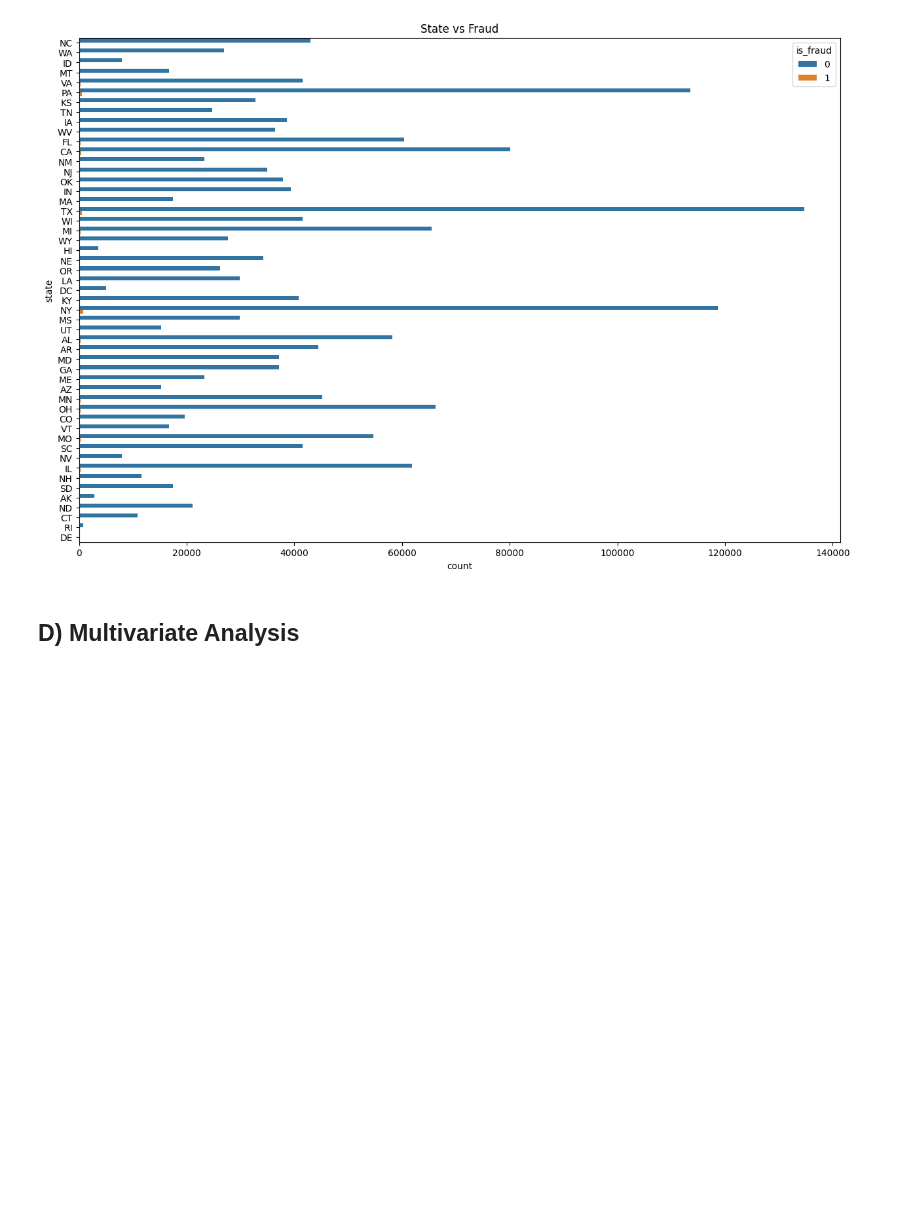
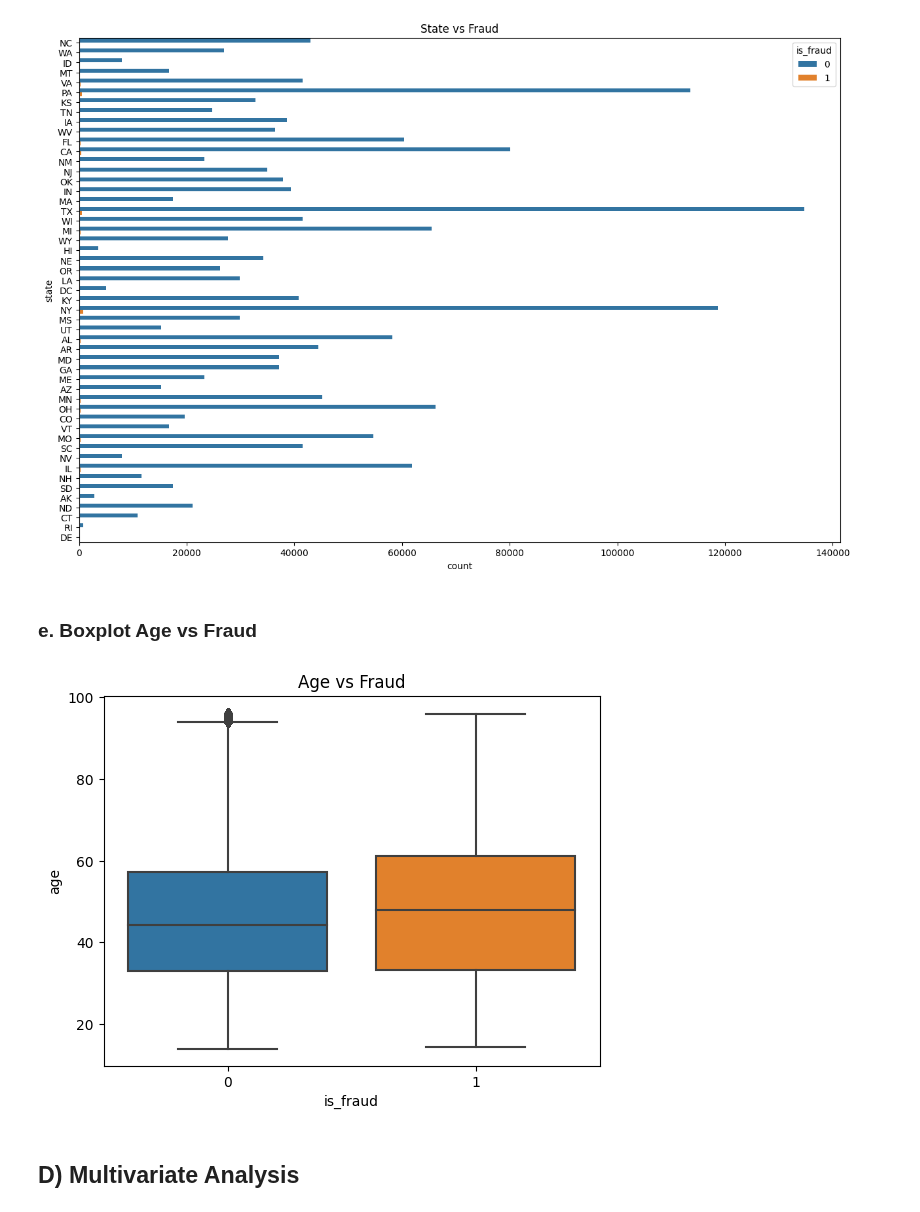
Before and after one commit to arthuralbarelli/ml-credit-card-fraud-detection, a Jupyter notebook: notebooks/credit_card_fraud_exploratory_analysis.ipynb, the cells around one changed output. Drawn from its saved outputs; the diff is of its cells as text; code cells hidden in the pictures; blank space fills up the shorter version.

```diff
--- a/notebooks/credit_card_fraud_exploratory_analysis.ipynb
+++ b/notebooks/credit_card_fraud_exploratory_analysis.ipynb
@@ -250,6 +250,14 @@ plt.title("State vs Fraud")
 plt.show()
 # %% [output]
 [figure]
+# %% [markdown]
+### e. Boxplot Age vs Fraud
+# %%
+sns.boxplot(y='age', x='is_fraud', data=fraud_data)
+plt.title('Age vs Fraud')
+plt.show()
+# %% [output]
+[figure, added]
 # %% [markdown]
 ## D) Multivariate Analysis
 # %% [markdown]
```
Also changed, not shown: parts of 1 cell of this notebook, 1 other file.
